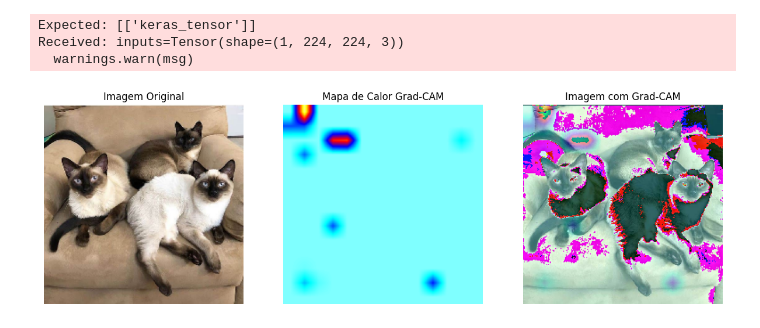
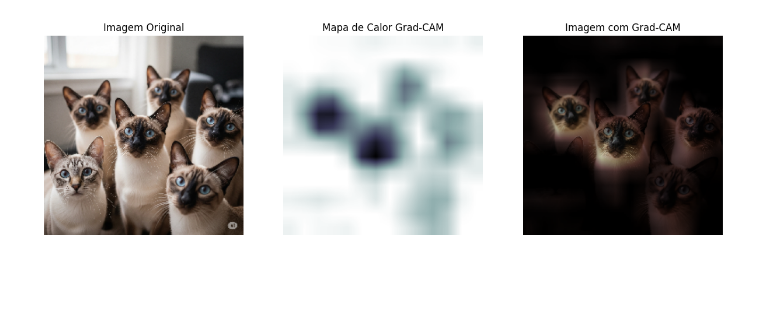
Before and after one commit to okleros/HealthGatheringIC, a Jupyter notebook: GradCAM.ipynb, the cells around one changed output. Saved outputs shown, nothing was run; the diff lists cells and outputs as text; code cells hidden in the pictures; blank space fills up the shorter version.

```diff
--- a/GradCAM.ipynb
+++ b/GradCAM.ipynb
@@ -55,7 +67,7 @@ Model: "vgg16"
  Non-trainable params: 0 (0.00 B)
 # %%
 # Caminho para sua imagem de teste
-img_path = 'GATOS-SIAMESES-1.jpg'
+img_path = 'cats/7.png'
 
 # Carregar a imagem e redimensioná-la para o tamanho esperado pelo VGG16 (224x224)
 img = image.load_img(img_path, target_size=(224, 224))
@@ -105,10 +115,6 @@ heatmap = tf.squeeze(heatmap)
 
 # Normalizar o mapa de calor (opcional, mas recomendado para visualização)
 heatmap = tf.maximum(heatmap, 0) / tf.math.reduce_max(heatmap)
-# %% [output]
-Expected: [['keras_tensor']]
-Received: inputs=Tensor(shape=(1, 224, 224, 3))
-  warnings.warn(msg)
 # %%
 # Carregar a imagem original (para visualização)
 img = cv2.imread(img_path)
@@ -118,33 +124,33 @@ img = cv2.cvtColor(img, cv2.COLOR_BGR2RGB) # Converter de BGR para RGB
 # Redimensionar o mapa de calor para o tamanho da imagem original
 heatmap = heatmap.numpy()
 heatmap = cv2.resize(heatmap, (img.shape[1], img.shape[0]))
 
 # Converter o mapa de calor para um formato de 0-255 e aplicar um mapa de cores
 heatmap = np.uint8(255 * heatmap)
-heatmap = cv2.applyColorMap(heatmap, cv2.COLORMAP_JET)
+heatmap = cv2.applyColorMap(heatmap, cv2.COLORMAP_BONE)
 
 # Sobrepor o mapa de calor na imagem original
 # Você pode ajustar o peso da sobreposição (alpha)
-superimposed_img = (255-heatmap) * 0.4 + img
+superimposed_img = (heatmap/255) * img
 superimposed_img = np.uint8(superimposed_img)
 
 # Exibir a imagem original, o mapa de calor e a imagem sobreposta
 plt.figure(figsize=(15, 5))
 plt.subplot(1, 3, 1)
 plt.imshow(img)
 plt.title('Imagem Original')
 plt.axis('off')
 
 plt.subplot(1, 3, 2)
 plt.imshow(255-heatmap)
 plt.title('Mapa de Calor Grad-CAM')
 plt.axis('off')
 
 plt.subplot(1, 3, 3)
 plt.imshow(superimposed_img)
 plt.title('Imagem com Grad-CAM')
 plt.axis('off')
 
 plt.show()
 # %% [output]
-[figure, old version]
+[figure, new version]
```
Also changed, not shown: parts of 15 cells of this notebook, 14 other files.
